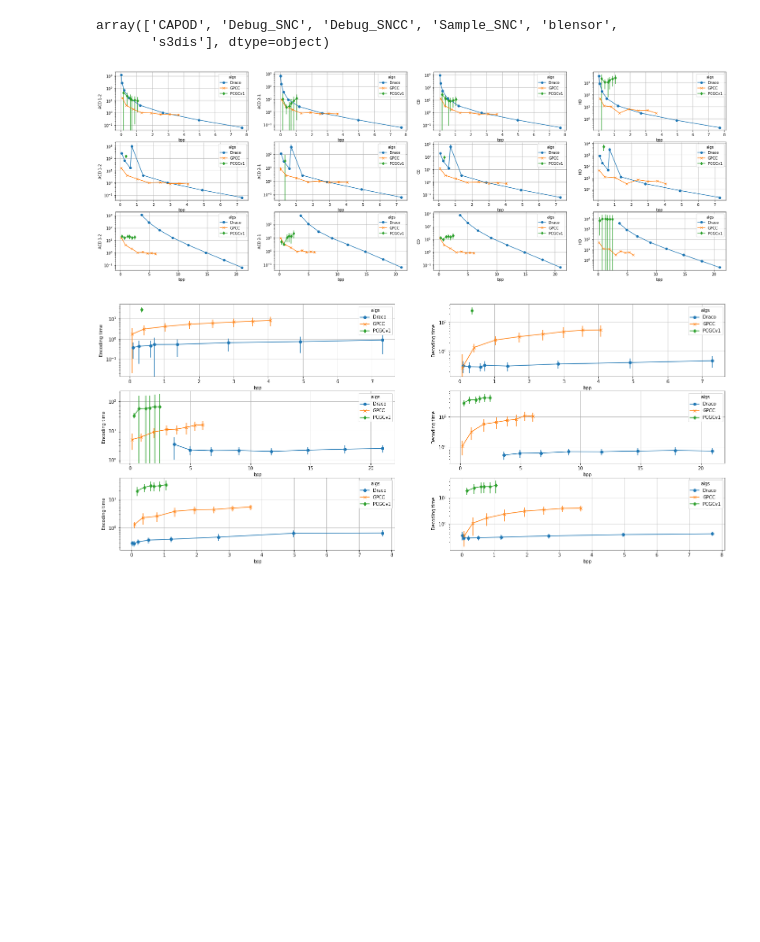
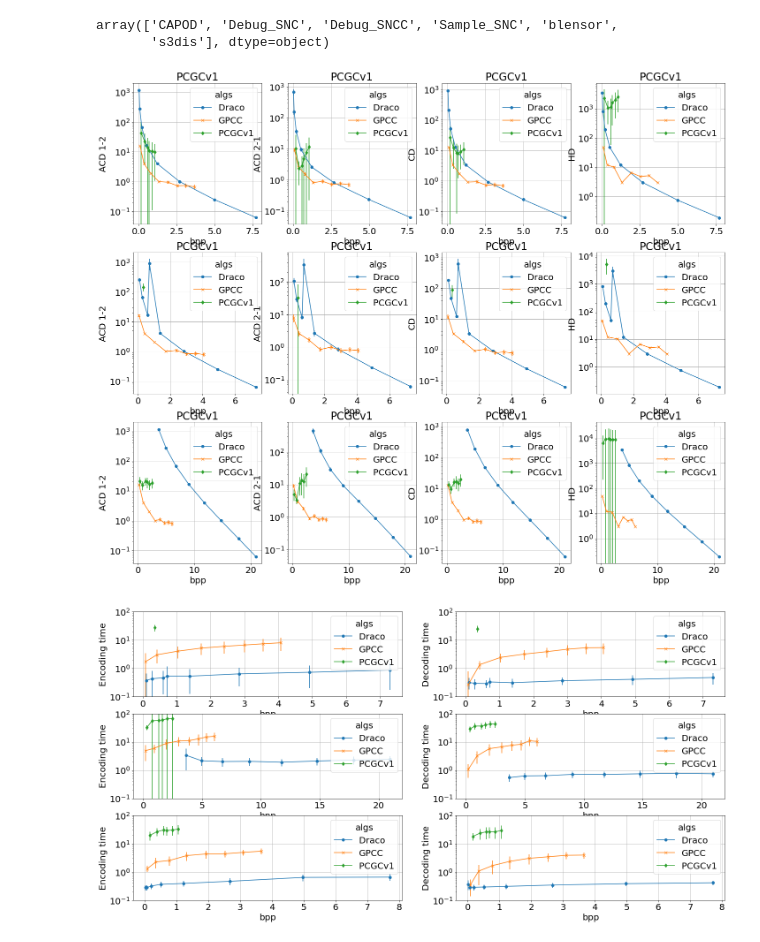
Before and after one commit to branislavjenco/thesis-code, a Jupyter notebook: pccarena_results.ipynb, the cells around one changed output. Cells and saved outputs as stored; diff of their text form; code cells hidden in the pictures; blank space fills up the shorter version.

```diff
--- a/pccarena_results.ipynb
+++ b/pccarena_results.ipynb
@@ -1,6 +1,7 @@
 # %%
 import pandas as pd
 import matplotlib.pyplot as plt
+plt.rcParams.update({'font.size': 20})
 # %%
 summary = pd.read_csv("../PCCArena/experiments/summary.csv")
 summary.datasets.unique()
@@ -25,39 +26,39 @@ col2label = {
 relevant_cols = list(col2label.keys())
 
 fig, axes = plt.subplots(nrows=len(datasets), ncols=len(relevant_cols))
-fig.set_figwidth(30)
-fig.set_figheight(10)
+fig.set_figwidth(24)
+fig.set_figheight(20)
 
 alg2marker = {
     "Draco": "o",
     "GPCC": "x",
     "PCGCv1": "d",
     "PCGCv2": "d",
     "GeoCNNv1": "x",
     "GeoCNNv2": "^"
 }
 
 for i, dataset in enumerate(datasets):
     filtered = summary[summary.datasets == dataset]
     filtered = filtered[relevant_cols + ["algs", "rate", "bpp"]]
 
     groups = filtered.groupby(['algs', 'rate'])
     means = groups.mean()
     std = groups.std()
     std["bpp"] = means["bpp"]
 
     means = means.reset_index()
     std = std.reset_index()
 
     for j, col in enumerate(relevant_cols):
         for alg in ['Draco', 'GPCC', 'PCGCv1']:
             _means = means[means["algs"] == alg]
             _std = std[std["algs"] == alg]
             pivoted_means = _means.pivot(index='bpp', columns='algs', values=col)
             pivoted_std = _std.pivot(index='bpp', columns='algs', values=col)
-            pivoted_means.plot(ax=axes[i, j],kind="line", yerr=pivoted_std, marker=alg2marker[alg], logy=True, ylabel=col2label[col], grid=True)
+            pivoted_means.plot(title=alg, ax=axes[i, j],kind="line", yerr=pivoted_std, marker=alg2marker[alg], logy=True, ylabel=col2label[col], grid=True)
 # %% [output]
-[figure, old version]
+[figure, new version]
 # %%
 # try to recreate the metric/bpp graphs from the paper
 # encoding time to bpp per algorithm
@@ -74,7 +75,7 @@ relevant_cols = list(col2label.keys())
 
 fig, axes = plt.subplots(nrows=len(datasets), ncols=len(relevant_cols))
 fig.set_figwidth(24)
-fig.set_figheight(10)
+fig.set_figheight(12)
 
 alg2marker = {
     "Draco": "o",
@@ -101,6 +102,6 @@ for i, dataset in enumerate(datasets):
             _std = std[std["algs"] == alg]
             pivoted_means = _means.pivot(index='bpp', columns='algs', values=col)
             pivoted_std = _std.pivot(index='bpp', columns='algs', values=col)
-            pivoted_means.plot(ax=axes[i, j],kind="line", yerr=pivoted_std, marker=alg2marker[alg], ylabel=col2label[col], logy=True, grid=True)
+            pivoted_means.plot(ax=axes[i, j],kind="line", yerr=pivoted_std, marker=alg2marker[alg], ylabel=col2label[col], logy=True, grid=True, ylim=(0.1, 100))
 # %% [output]
-[figure, old version]
+[figure, new version]
```
Also changed, not shown: 3 other files.
